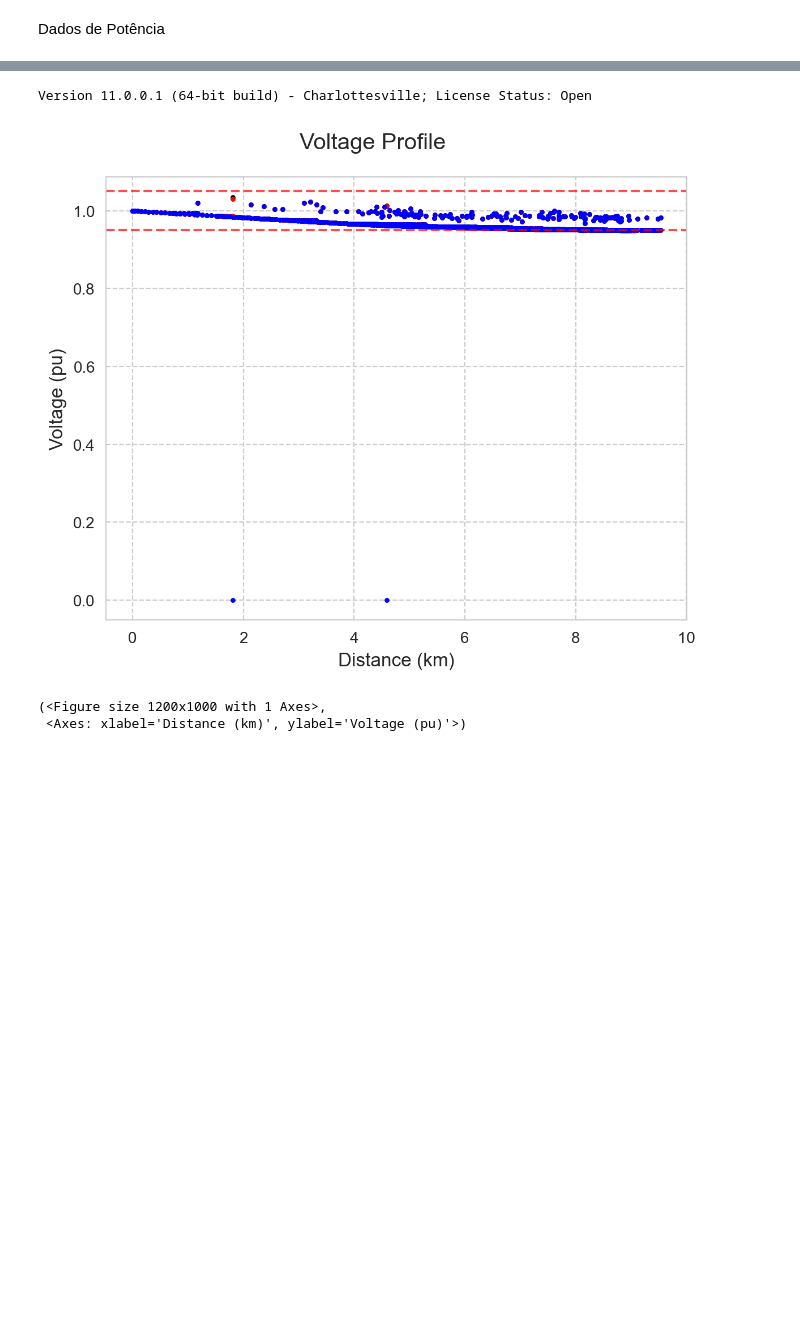
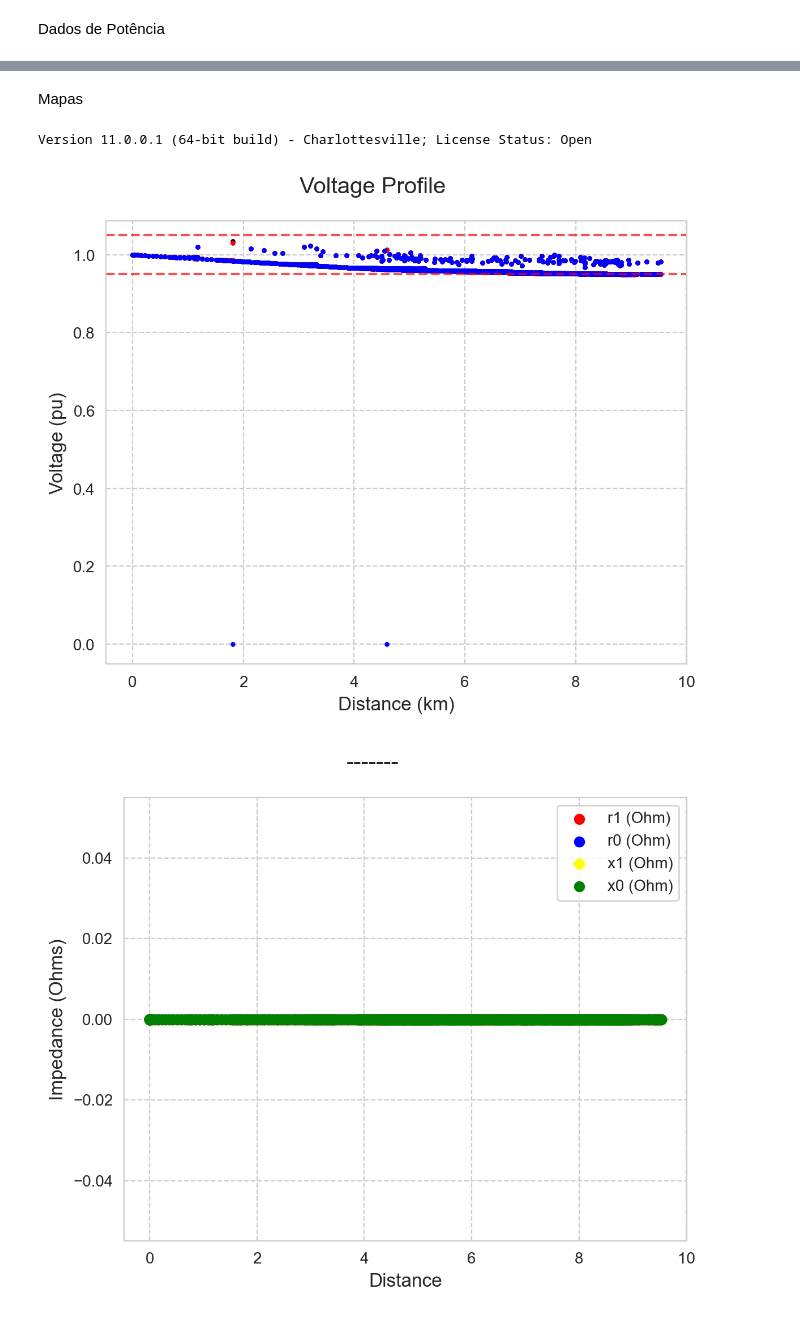
Before and after one commit to Ivanictor/CLAGTEE-CBA, a Jupyter notebook: main.ipynb, the cells around one changed output, grey strips where cells are left out. Cells and saved outputs as stored; diff of their text form; code cells hidden in the pictures; blank space fills up the shorter version.

```diff
--- a/main.ipynb
+++ b/main.ipynb
@@ -180,3 +220,5 @@ plt.show()
 [figure]
 [figure]
 [figure]
+# %% [markdown]
+Mapas
@@ -183,13 +235,16 @@ plt.show()
 # %%
+#Rodar
+
 print(dss.dssinterface.version)
-
+dss_tools.update_dss(dss)
 ########## Mapas ############
 
 dss_tools.interactive_view.circuit_plot(parameter="voltage", show=True)
-#dss_tools.interactive_view.circuit_geoplot(show=True)
+dss_tools.interactive_view.circuit_geoplot(parameter="voltage", show=True)
+#dss_tools.interactive_view.voltage_profile(show=True)
 dss_tools.static_view.voltage_profile(show=True, legend=False)
+dss_tools.static_view.impedances_vs_distance(show=True)
 # %% [output]
 Version 11.0.0.1 (64-bit build) - Charlottesville; License Status: Open
 [figure]
-(<Figure size 1200x1000 with 1 Axes>,
- <Axes: xlabel='Distance (km)', ylabel='Voltage (pu)'>)
+[figure, added]
```
Also changed, not shown: parts of 8 cells of this notebook, 8 other files.
